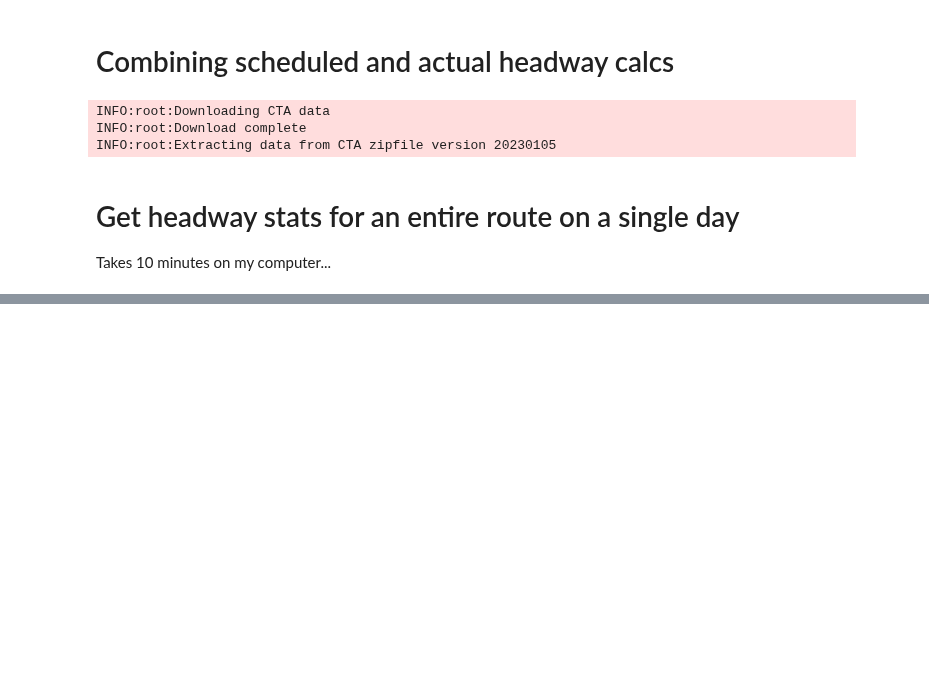
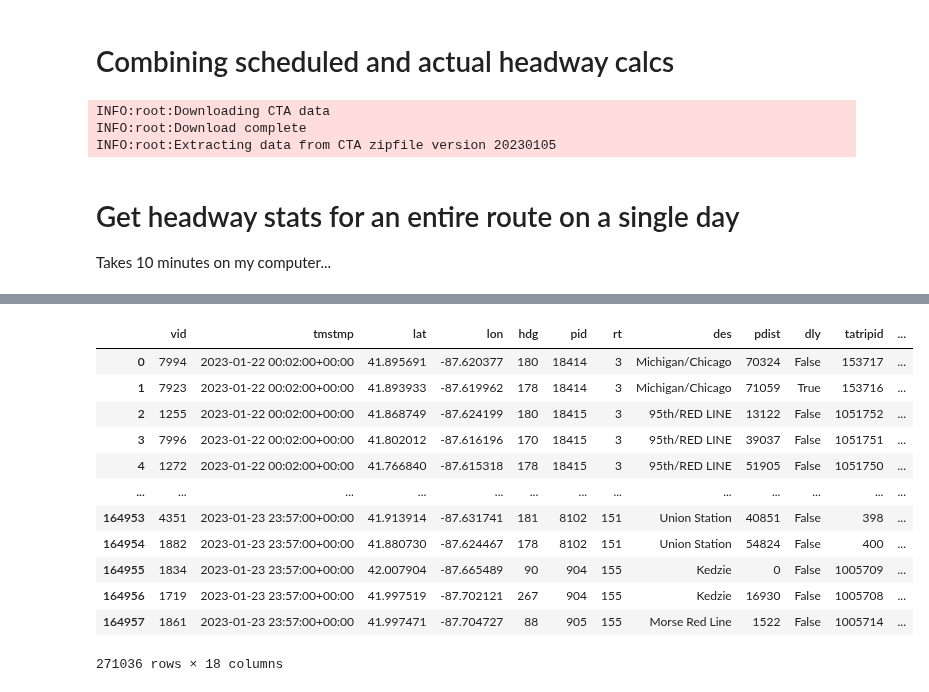
Before and after one commit to kristenhahn/cta_bus_tracker_exploration, a Jupyter notebook: all_headways_all_stops_single_route.ipynb, the cells around one changed output, grey strips where cells are left out. Cells and saved outputs as stored; diff of their text form; code cells hidden in the pictures; blank space fills up the shorter version.

```diff
--- a/all_headways_all_stops_single_route.ipynb
+++ b/all_headways_all_stops_single_route.ipynb
@@ -32,0 +42,20 @@ stops_55.explore(m=m, color='#E4002B', marker_kwds=({'radius':3.0}))
+# %%
+## Scratch
+
+vehicles = get_chn_vehicles('2023-01-22')
+
+vehicles
+# %% [output]
+|  | vid | tmstmp | lat | lon | hdg | pid | rt | des | pdist | dly | tatripid | ... |
+| 0 | 7994 | 2023-01-22 00:02:00+00:00 | 41.895691 | -87.620377 | 180 | 18414 | 3 | Michigan/Chicago | 70324 | False | 153717 | ... |
+| 1 | 7923 | 2023-01-22 00:02:00+00:00 | 41.893933 | -87.619962 | 178 | 18414 | 3 | Michigan/Chicago | 71059 | True | 153716 | ... |
+| 2 | 1255 | 2023-01-22 00:02:00+00:00 | 41.868749 | -87.624199 | 180 | 18415 | 3 | 95th/RED LINE | 13122 | False | 1051752 | ... |
+| 3 | 7996 | 2023-01-22 00:02:00+00:00 | 41.802012 | -87.616196 | 170 | 18415 | 3 | 95th/RED LINE | 39037 | False | 1051751 | ... |
+| 4 | 1272 | 2023-01-22 00:02:00+00:00 | 41.766840 | -87.615318 | 178 | 18415 | 3 | 95th/RED LINE | 51905 | False | 1051750 | ... |
+| ... | ... | ... | ... | ... | ... | ... | ... | ... | ... | ... | ... | ... |
+| 164953 | 4351 | 2023-01-23 23:57:00+00:00 | 41.913914 | -87.631741 | 181 | 8102 | 151 | Union Station | 40851 | False | 398 | ... |
+| 164954 | 1882 | 2023-01-23 23:57:00+00:00 | 41.880730 | -87.624467 | 178 | 8102 | 151 | Union Station | 54824 | False | 400 | ... |
+| 164955 | 1834 | 2023-01-23 23:57:00+00:00 | 42.007904 | -87.665489 | 90 | 904 | 155 | Kedzie | 0 | False | 1005709 | ... |
+| 164956 | 1719 | 2023-01-23 23:57:00+00:00 | 41.997519 | -87.702121 | 267 | 904 | 155 | Kedzie | 16930 | False | 1005708 | ... |
+| 164957 | 1861 | 2023-01-23 23:57:00+00:00 | 41.997471 | -87.704727 | 88 | 905 | 155 | Morse Red Line | 1522 | False | 1005714 | ... |
+271036 rows × 18 columns
```
Also changed, not shown: parts of 3 cells of this notebook.
